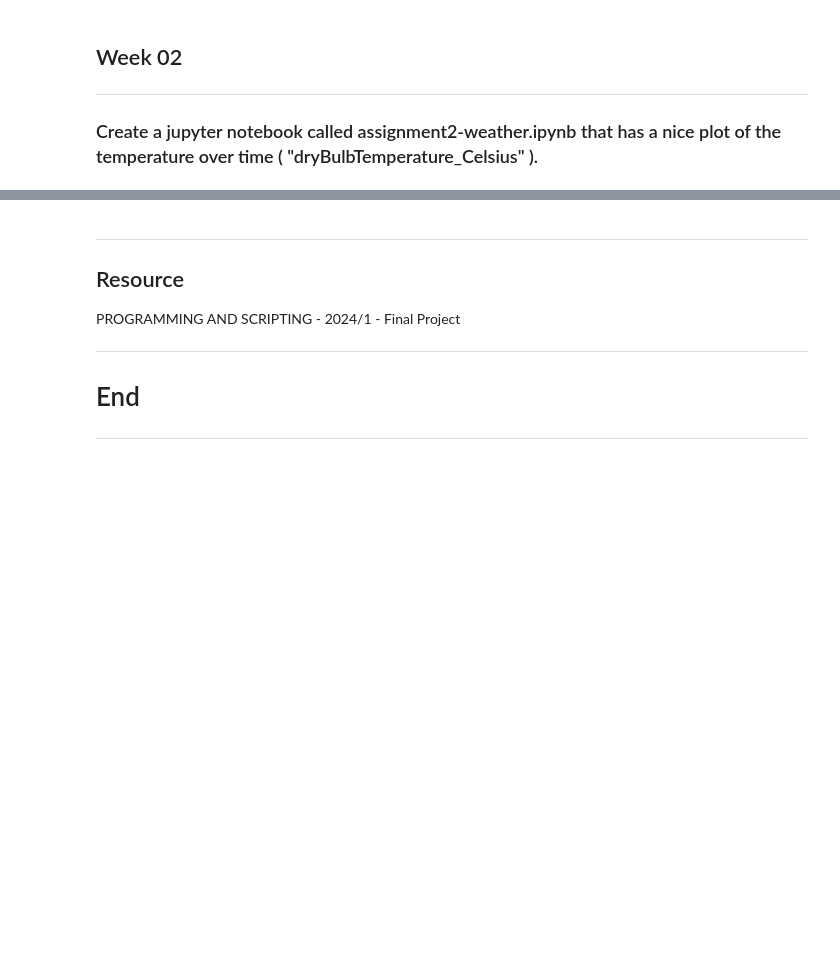
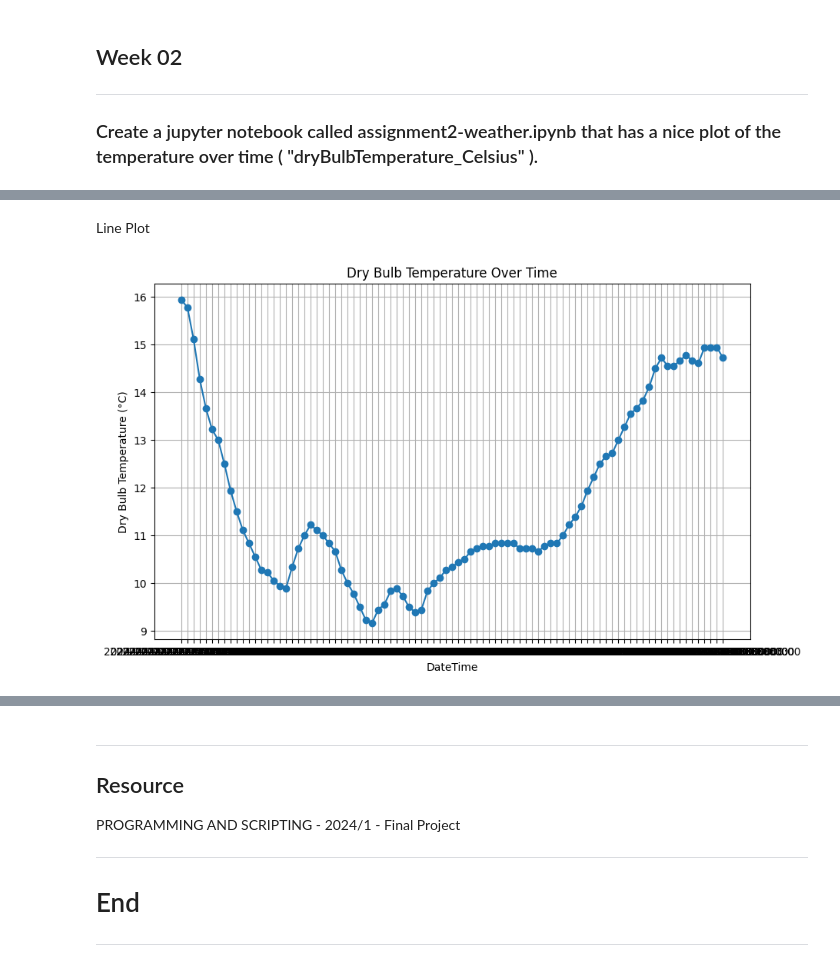
Before and after one commit to gusgoes/PFDA, a Jupyter notebook: assignments/Week2/assignment2-weather.ipynb, the cells around one changed output, grey strips where cells are left out. Saved outputs shown, nothing was run; the diff lists cells and outputs as text; code cells hidden in the pictures; blank space fills up the shorter version.

Commit message:
Week 2

```diff
--- a/assignments/Week2/assignment2-weather.ipynb
+++ b/assignments/Week2/assignment2-weather.ipynb
@@ -5,11 +5,13 @@
 
 ### Create a jupyter notebook called assignment2-weather.ipynb that has a nice plot of the temperature over time ( "dryBulbTemperature_Celsius" ).
 # %%
+import pandas as pd
 import csv
-import pandas as pd
+import numpy as np
 import matplotlib.pyplot as plt
+import matplotlib.dates as mdates
 
-weatherdata = pd.read_csv('assignments\Week2\weatherreadings1.csv')  # read the data from the csv file
+weatherdata = pd.read_csv('C:/Users/gusgo/PFDA/PFDA/assignments/week2/weatherreadings1.csv', header=0)  # read the data from the csv file
 
-print(weatherdata)
+weatherdata
 # %% [output]
@@ -16,0 +86,3 @@ FileNotFoundError: [Errno 2] No such file or directory: 'assignments\\Week2\\wea
+# %%
+temp_drycelsius = weatherdata[['reportStartDateTime', 'dryBulbTemperature_Celsius']]
+temp_drycelsius
@@ -16,0 +103,12 @@ FileNotFoundError: [Errno 2] No such file or directory: 'assignments\\Week2\\wea
+# %% [markdown]
+Line Plot
+# %%
+plt.figure(figsize=(10, 6))
+plt.plot(temp_drycelsius['reportStartDateTime'], temp_drycelsius['dryBulbTemperature_Celsius'], marker='o')
+plt.title('Dry Bulb Temperature Over Time')
+plt.xlabel('DateTime')
+plt.ylabel('Dry Bulb Temperature (°C)')
+plt.grid(True)
+plt.show()
+# %% [output]
+[figure, added]
```
Also changed, not shown: parts of 12 cells of this notebook, 1 other file.
